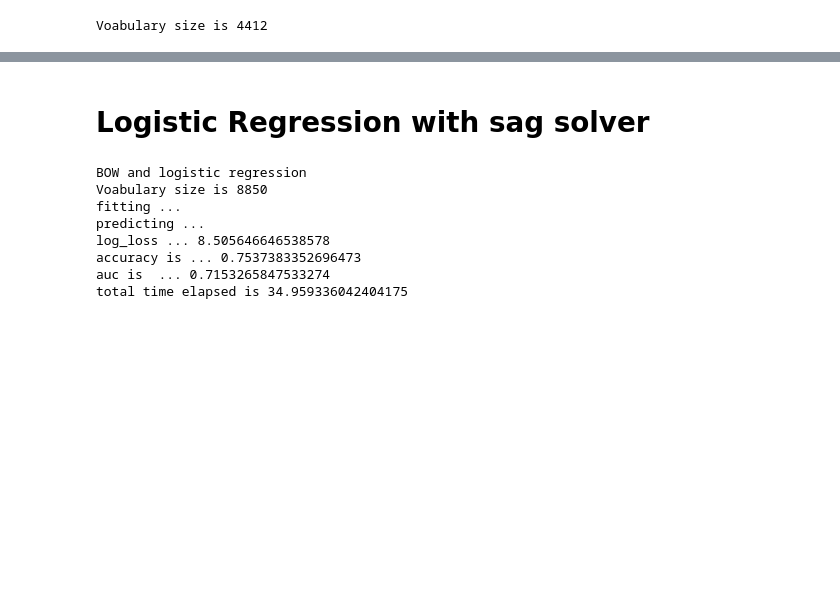
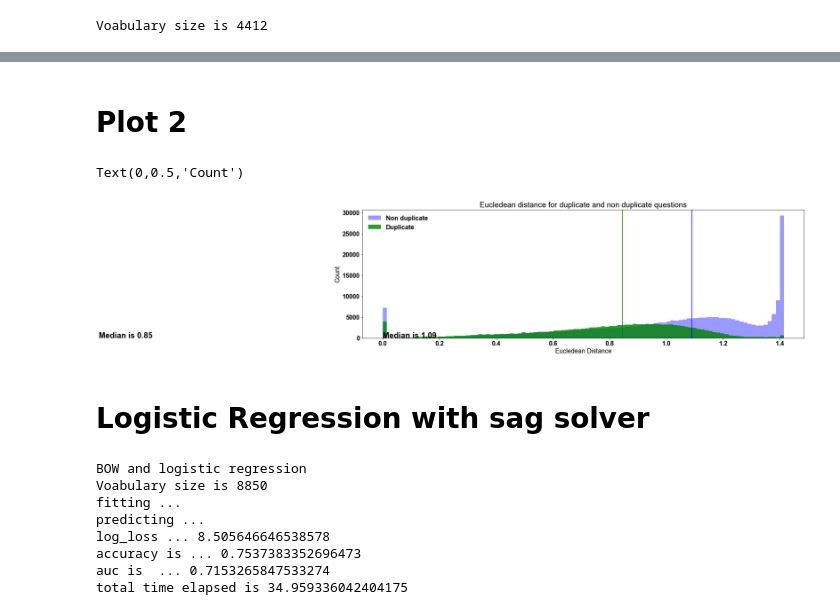
Before and after one commit to aspk/Quora_question_pairs_NLP_Kaggle, a Jupyter notebook: bag_of_words_models_data_incubator/bow_logistic_xgb_data_incubator.ipynb, the cells around one changed output, grey strips where cells are left out. Saved outputs shown, nothing was run; the diff lists cells and outputs as text; code cells hidden in the pictures; blank space fills up the shorter version.

```diff
--- a/bag_of_words_models_data_incubator/bow_logistic_xgb_data_incubator.ipynb
+++ b/bag_of_words_models_data_incubator/bow_logistic_xgb_data_incubator.ipynb
@@ -109,3 +109,36 @@ Text(0,0.5,'Count')
+# %% [markdown]
+# Plot 2
+# %%
+sim_euc_dist = np.zeros(trainq1_trans.shape[0])
+sim_euc_dist_non = np.zeros(trainq1_trans_non.shape[0])
+
+for i in range(trainq1_trans.shape[0]):
+    sim_euc_dist[i] = spatial.distance.euclidean(trainq1_trans[i],trainq2_trans[i])
+
+for i in range(trainq1_trans_non.shape[0]):
+    sim_euc_dist_non[i] = spatial.distance.euclidean(trainq1_trans_non[i],trainq2_trans_non[i])
+
+plt.figure(figsize=(20,6))
+
+sim_euc_dist = sim_euc_dist[~np.isnan(sim_euc_dist)][sim_euc_dist != float('-inf')]
+sim_euc_dist_non = sim_euc_dist_non[~np.isnan(sim_euc_dist_non)][sim_euc_dist_non != float('-inf')]
+
+n, bins, patches = plt.hist(sim_euc_dist_non, bins = 'auto', density=0, facecolor='b', alpha=0.4,label = 'Non duplicate')
+n, bins, patches = plt.hist(sim_euc_dist, bins = 'auto', density=0, facecolor='g', alpha=0.8,label = 'Duplicate')
+plt.legend(frameon = False)
+plt.axvline(np.median(sim_euc_dist_non),color = 'b')
+plt.axvline(np.median(sim_euc_dist),color = 'g')
+ax = plt.gca()
+ax.text(-1,1, 'Median is {}'.format(np.round(np.median(sim_euc_dist),2)),size=20)
+ax.text(0,1, 'Median is {}'.format(np.round(np.median(sim_euc_dist_non),2)),size=20)
+
+
+plt.title('Eucledean distance for duplicate and non duplicate questions')
+plt.xlabel('Eucledean Distance')
+plt.ylabel('Count')
+# %% [output]
+Text(0,0.5,'Count')
+[figure, added]
 # %% [markdown]
 # Logistic Regression with sag solver
 # %%
```
Also changed, not shown: parts of 4 cells of this notebook.
